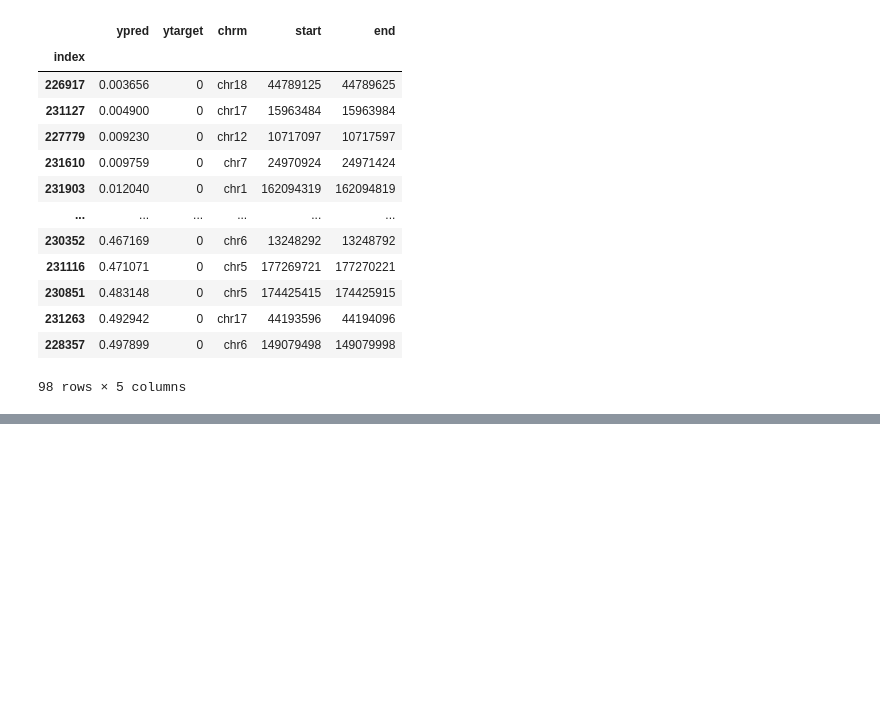
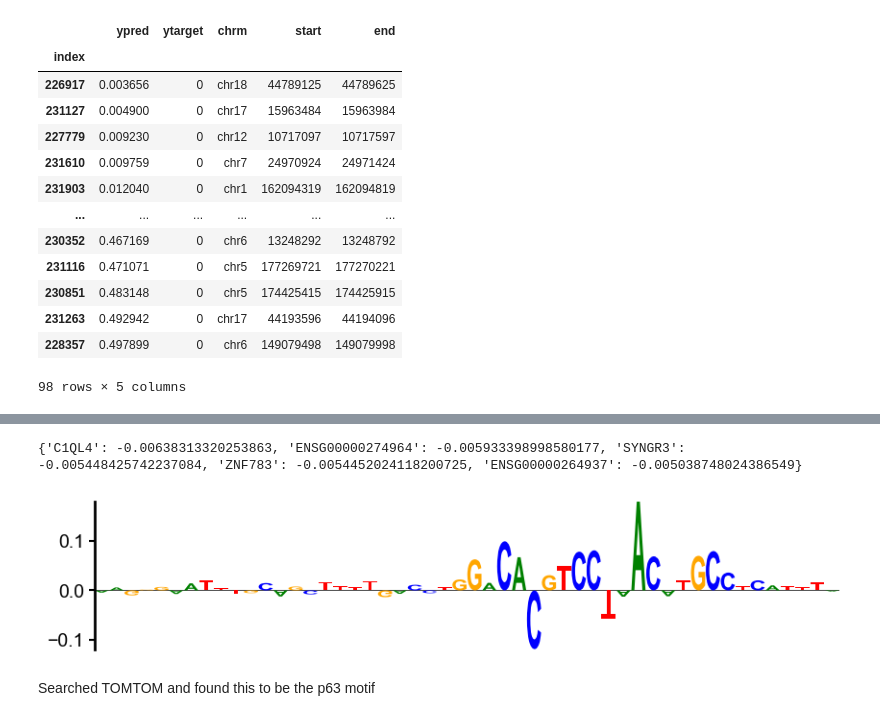
Before and after one commit to deeprob/starrseq_results, a Jupyter notebook: 7_cross_library_prediction/notebooks/0_ATF2_unique_peaks.ipynb, the cells around one changed output, grey strips where cells are left out. Cells and saved outputs as stored; diff of their text form; code cells hidden in the pictures; blank space fills up the shorter version.

```diff
--- a/7_cross_library_prediction/notebooks/0_ATF2_unique_peaks.ipynb
+++ b/7_cross_library_prediction/notebooks/0_ATF2_unique_peaks.ipynb
@@ -8,3 +1,28 @@ import pandas as pd
+# %%
+import numpy as np
+import pandas as pd
+import matplotlib.pyplot as plt
+from pyfaidx import Fasta
+import logomaker
+
+# plotting modules
+from matplotlib.ticker import MultipleLocator
+import matplotlib.colors as colors
+import matplotlib
+import matplotlib.pyplot as plt
+matplotlib.rcParams['pdf.fonttype'] = 42
+matplotlib.rcParams['ps.fonttype'] = 42
+matplotlib.rcParams['font.sans-serif'] = "Arial" # missing fonts:: https://alexanderlabwhoi.github.io/post/2021-03-missingfont/
+# Then, "ALWAYS use sans-serif fonts"
+matplotlib.rcParams['font.family'] = "sans-serif"
+matplotlib.rcParams.update({'font.size': 14, 'axes.linewidth': 2, 'xtick.major.width': 1.5, 'xtick.major.size': 5, 'ytick.major.width': 1.5, 'ytick.major.size': 4})
+from matplotlib.backends.backend_pdf import PdfPages
+# %%
+def save_pdf(save_file, fig):
+    pdf = PdfPages(save_file)
+    pdf.savefig(fig, bbox_inches='tight', dpi=300)
+    pdf.close()
+    return
 # %%
 # global files
 meta_act_file = "/data5/deepro/starrseq/papers/results/2_categorize_fragments_on_activity/data/meta_activity_map.csv"
@@ -53,20 +71,21 @@ def get_complement(seq):
     rev_comp_seq = "".join([complement_dict[s] for s in seq])
     return rev_comp_seq
 
-def create_seqattr_figure(seq, seq_attr, nrows=5, figsize=(15,10)):
+def create_seqattr_figure(seq, seq_attr, nrows=5, figsize=(15, 10)):
     seq_df = create_seq_attr_df(seq, seq_attr)
     bp_per_row=len(seq)//nrows
     fig, ax = plt.subplots(nrows, 1, figsize=figsize, sharey=True)
     start = 0
     for row in range(nrows):
         # create Logo object
-        nn_logo = logomaker.Logo(seq_df.iloc[start:start+bp_per_row], ax=ax[row],)
+        ax_row = ax[row] if nrows>1 else ax
+        nn_logo = logomaker.Logo(seq_df.iloc[start:start+bp_per_row], ax=ax_row,)
         nn_logo.ax.set_xticks([])
         start += bp_per_row
-        ax[row].spines[['right', 'top', "bottom"]].set_visible(False)
-        ax[row].xaxis.set_visible(False)
+        ax_row.spines[['right', 'top', "bottom"]].set_visible(False)
+        ax_row.xaxis.set_visible(False)
         # ax[row].set_yticks([])
-        ax[row].set_ylim(seq_attr.min(), seq_attr.max())
+        ax_row.set_ylim(seq_attr.min(), seq_attr.max())
     return fig, ax
 # %%
 nlinear_pred_df, nlinear_seq_arr, nlinear_loc_arr, nlinear_addn_arr = read_pred_files(nlinear_pred_file, nlinear_seq_arr_file, nlinear_loc_arr_file, nlinear_addn_arr_file)
@@ -136,0 +141,13 @@ create_seqattr_figure(s, sa, nrows=5, figsize=(15, 10)), genes
+# %%
+IDX = 227779 # okay results UQCRC1 idx 140 potential gained # good C1QL4 gene giving a negative score to this region although sequence had the signals.
+s, sa, (chrm, start, end) = get_seq_info(nlinear_pred_df, genome, nlinear_seq_arr, IDX)
+genes = get_gene_info(nlinear_addn_arr, features, IDX, reverse=False)
+fig, ax = create_seqattr_figure(s[450:500], sa[450:500], nrows=1, figsize=(10, 2))
+print(genes)
+save_file = "../data/figures/gene_learning.pdf"
+save_pdf(save_file, fig)
+# %% [output]
+{'C1QL4': -0.00638313320253863, 'ENSG00000274964': -0.005933398998580177, 'SYNGR3': -0.005448425742237084, 'ZNF783': -0.0054452024118200725, 'ENSG00000264937': -0.005038748024386549}
+[figure, added]
+# %% [markdown]
+Searched TOMTOM and found this to be the p63 motif
```
Also changed, not shown: parts of 3 cells of this notebook, 4 other files.
